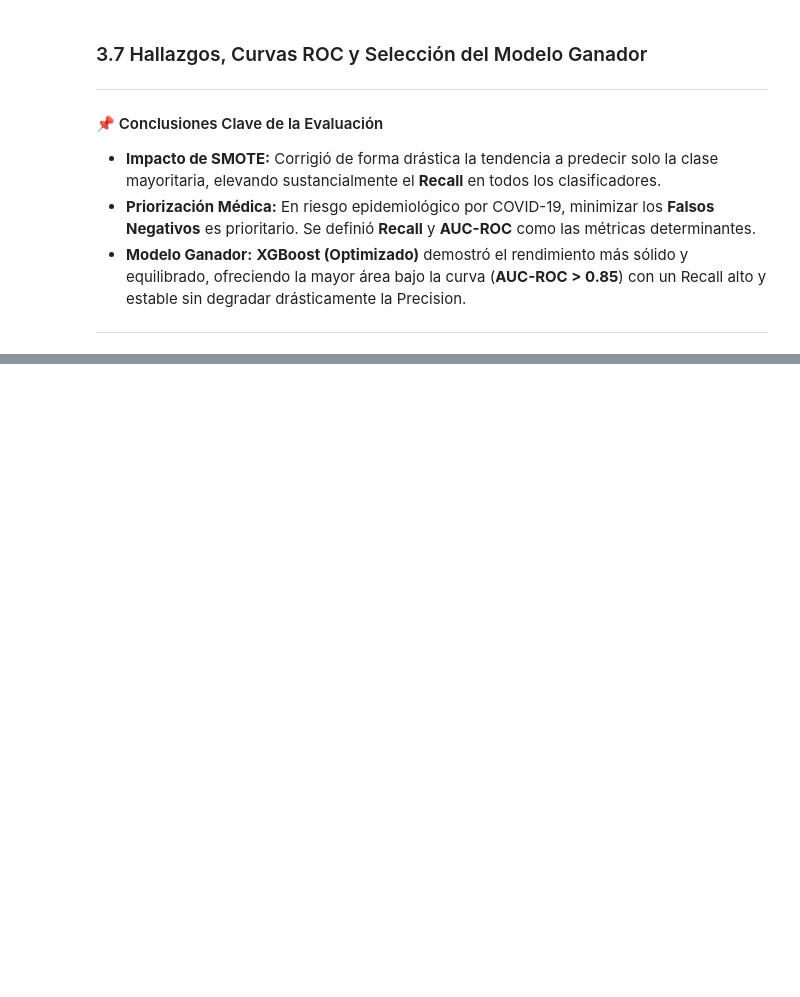
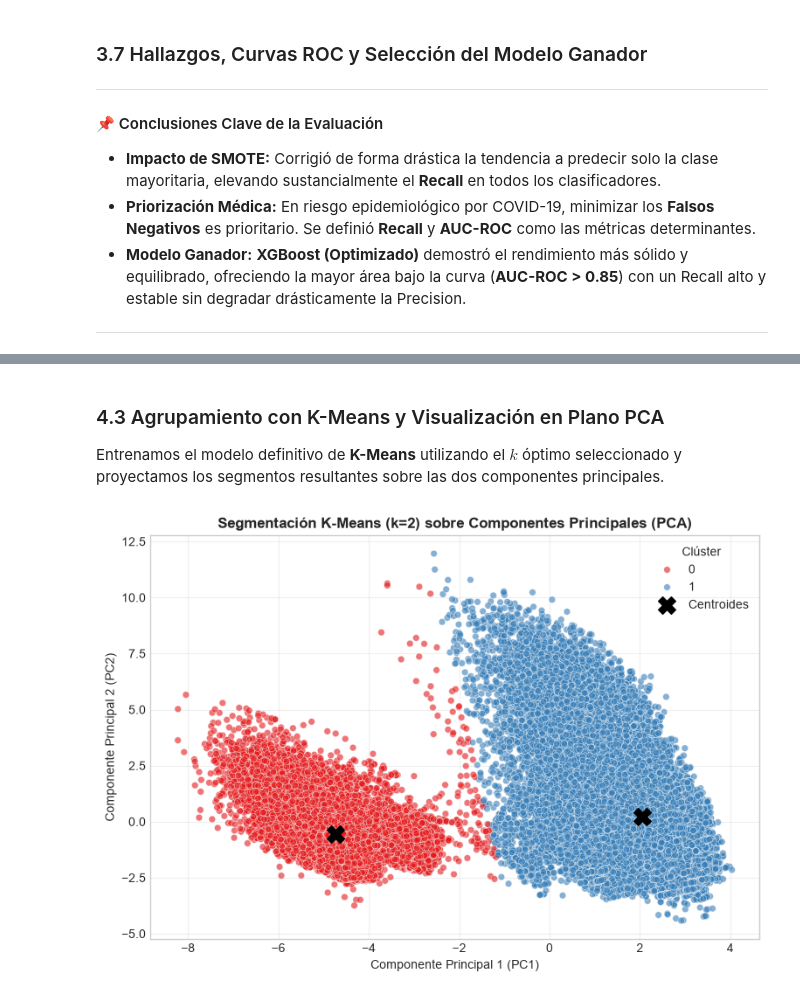
Before and after one commit to CristhianTicona/ml-covid19-proyecto, a Jupyter notebook: proyecto_covid.ipynb, the cells around one changed output, grey strips where cells are left out. Drawn from its saved outputs; the diff is of its cells as text; code cells hidden in the pictures; blank space fills up the shorter version.

Commit message:
feat(cierre): incorporacion de la semana 4 (PCA/K-Means) y conclusiones finales del proyecto

```diff
--- a/proyecto_covid.ipynb
+++ b/proyecto_covid.ipynb
@@ -662,0 +764,35 @@ print("=== SEMANA 3 COMPLETADA Y PREDICCIONES GUARDADAS EN 'predicciones_semana3
+# %% [markdown]
+### 4.3 Agrupamiento con K-Means y Visualización en Plano PCA
+Entrenamos el modelo definitivo de **K-Means** utilizando el $k$ óptimo seleccionado y proyectamos los segmentos resultantes sobre las dos componentes principales.
+# %%
+# 1. Entrenar K-Means definitivo
+kmeans_final = KMeans(n_clusters=best_k, random_state=42, n_init=10)
+df_pca['Cluster'] = kmeans_final.fit_predict(X_pca)
+X_full['Cluster'] = df_pca['Cluster']
+
+# 2. Visualización 2D con Seaborn
+plt.figure(figsize=(9, 6))
+sns.scatterplot(
+    x='PC1', y='PC2',
+    hue='Cluster',
+    data=df_pca,
+    palette='Set1',
+    alpha=0.6,
+    s=30
+)
+
+# Dibujar centroides
+centroides = kmeans_final.cluster_centers_
+plt.scatter(
+    centroides[:, 0], centroides[:, 1],
+    marker='X', s=200, c='black', label='Centroides'
+)
+
+plt.title(f'Segmentación K-Means (k={best_k}) sobre Componentes Principales (PCA)', fontsize=12, fontweight='bold')
+plt.xlabel('Componente Principal 1 (PC1)')
+plt.ylabel('Componente Principal 2 (PC2)')
+plt.legend(title='Clúster', loc='best')
+plt.grid(True, alpha=0.3)
+plt.show()
+# %% [output]
+[figure, added]
```
Also changed, not shown: parts of 9 cells of this notebook, 1 other file.
